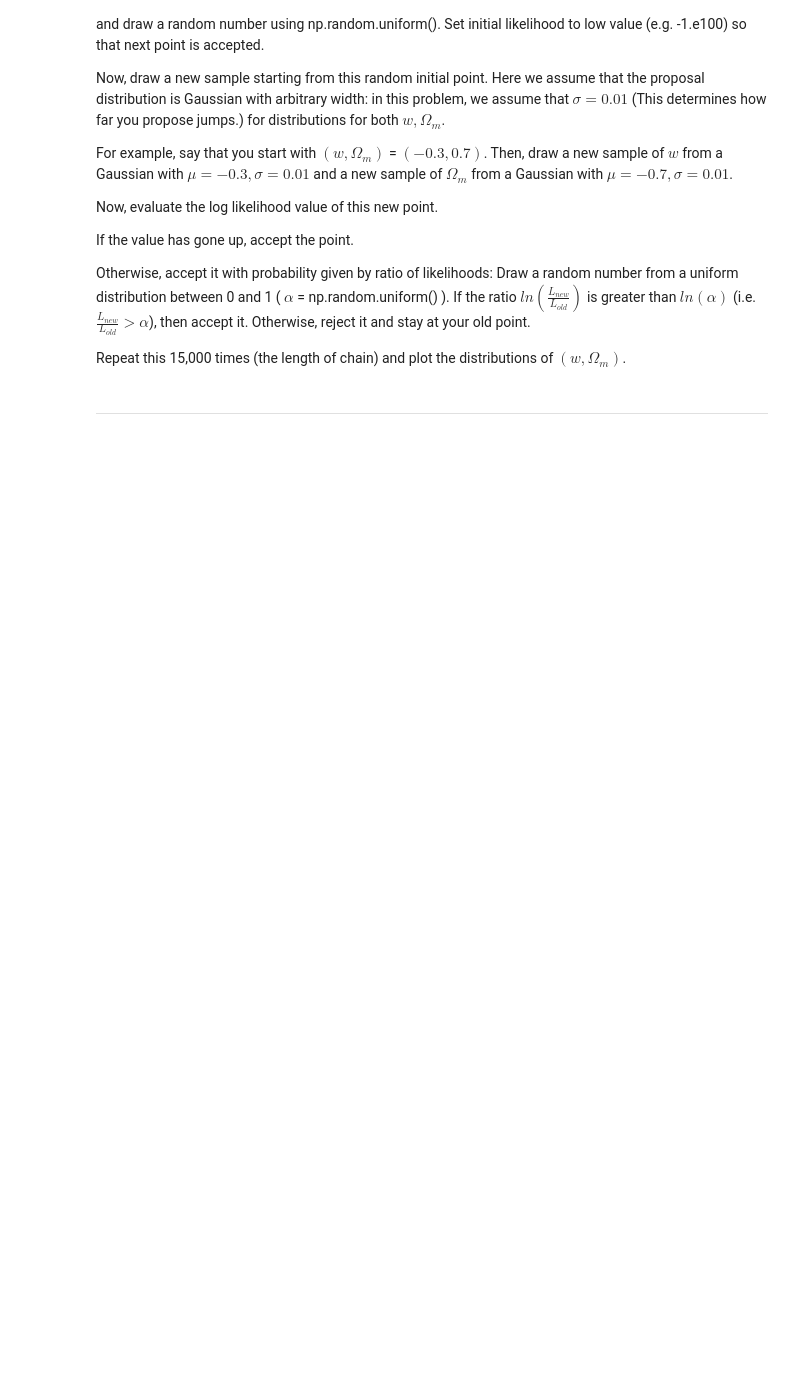
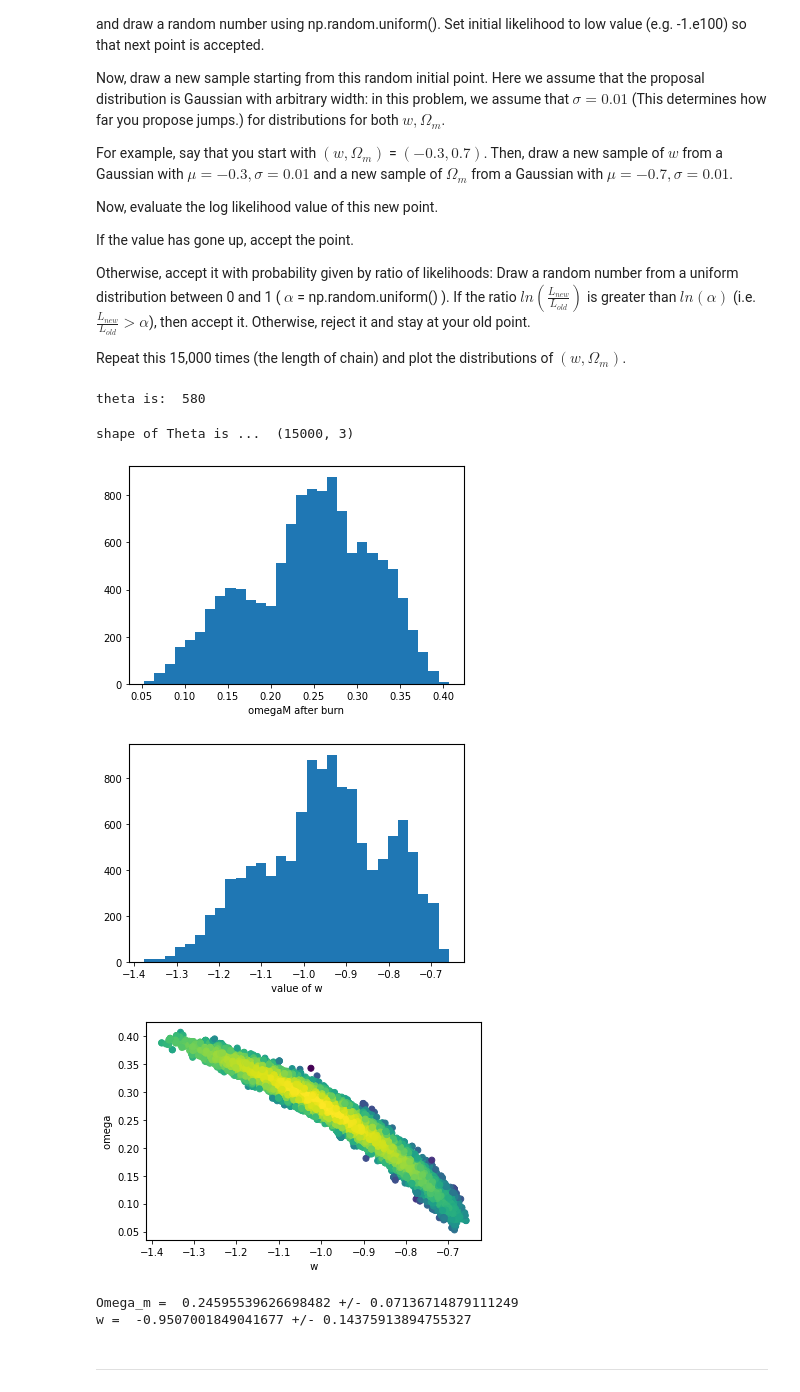
Before and after one commit to tcmarino8/This-Class-Cool, a Jupyter notebook: Project1_p2_188.ipynb, the cells around one changed output. Saved outputs shown, nothing was run; the diff lists cells and outputs as text; code cells hidden in the pictures; blank space fills up the shorter version.

```diff
--- a/Project1_p2_188.ipynb
+++ b/Project1_p2_188.ipynb
@@ -122,0 +167,8 @@ plt.show()
+# %%
+def integrand_withDE(z, omegaM, omegaDE, w):
+  omega_m_term = omegaM*np.power((1+z), 3)
+  omega_de_term = omegaDE*np.power(1+z, 3*(1+w))
+  joint_omega_term = (1 - omegaM - omegaDE)*np.power(1+z, 2)
+  squared_integrand = (omega_m_term + omega_de_term + joint_omega_term)
+  integrand = 1/np.sqrt(squared_integrand)
+  return integrand
@@ -207,3 +306,7 @@ Dmu = np.empty(nSN)
 # Random starting point in parameter space
 # Set initial likelihood to low value so next point is accepted (could compute it instead):
 Theta[0,:] = [np.random.uniform(), -np.random.uniform(), -1.e100]
+# %%
+print('theta is: ', nSN)
+# %% [output]
+theta is:  580
@@ -216,10 +339,16 @@ def lnL(Omegam, w):
     if(Omegam<=0 or w>=0):
         lnL = -1.e100
     else:
+      mu_models = []
+      for z in z_data:
+        mu3 = mu_model(Omegam, z, w)
+        mu_models.append(mu3)
 
     # Compute difference with theory mu at redshifts of the SN, for trial Omegam
     # Compute ln(likelihood) assuming gaussian errors
-        ...
+      deltaSquared = (mu_models - mu_data)**2
+      to_sum = deltaSquared/(mu_err_data**2)
+      lnL = -1*sum(to_sum)/2
 
     return lnL
 # %%
@@ -238,37 +367,52 @@ for i in range(1,nsamples):
     Omegam_new = np.random.normal(Theta[i-1,0],Sigma[0])
     w_new = np.random.normal(Theta[i-1,1],Sigma[1])
     # log likelihood value of current point
-    lnL_new    = lnL(OmegamProp, wProp)
+    lnL_new = lnL(Omegam_new, w_new)
 
     # Metroplis-Hastings algorithm:
 
     if(lnL_new > lnL_previous):
     # Accept point if likelihood has gone up:
-        ...
+      Theta[i, :] = [Omegam_new, w_new, lnL_new]
     else:
     # Otherwise accept it with probability given by ratio of likelihoods:
         alpha = np.random.uniform()
 
         if(lnL_new - lnL_previous > np.log(alpha)):
         # Accept point if the likelihood ratio is greater than alpha:
-            ...
+          Theta[i, :] = [Omegam_new, w_new, lnL_new]
         else:
         # Reject; Repeat the previous point in the chain:
-            ...
+          Theta[i, :] = Theta[i-1, :]
 
 # Remove a burn in period, arbitrarily chosen to be the first 20% of the chain:
 nburn = 2*math.floor(nsamples/10)
+# %%
+print('shape of Theta is ... ', np.shape(Theta))
+# %% [output]
+shape of Theta is ...  (15000, 3)
 # %%
 # Plot the histogram of Omegam after the burn-in phase:
-...
+plt.hist(Theta[:, 0][nburn:], bins = 30)
+plt.xlabel( ' omegaM after burn ')
+plt.show()
 # Plot the histogram of w after the burn-in phase:
-...
-
+plt.hist(Theta[:, 1][nburn:], bins = 30)
+plt.xlabel( ' value of w ')
+plt.show()
 # Scatter plot of the samples (2-d posterior):
-...
-
+plt.scatter(Theta[:, 1][nburn:], Theta[:, 0][nburn:], c = Theta[:, 2][nburn:])
+plt.xlabel( ' w ')
+plt.ylabel( ' omega ')
+plt.show()
 # Print best-fit values and constraints
 print ('Omega_m = ',np.mean(Theta[nburn:nsamples,0]), '+/-' ,np.std(Theta[nburn:nsamples,0]))
 print ('w = ',np.mean(Theta[nburn:nsamples,1]), '+/-' ,np.std(Theta[nburn:nsamples,1]))
+# %% [output]
+[figure, added]
+[figure, added]
+[figure, added]
+Omega_m =  0.24595539626698482 +/- 0.07136714879111249
+w =  -0.9507001849041677 +/- 0.14375913894755327
 # %% [markdown]
 ***
```
Also changed, not shown: parts of 73 cells of this notebook.
